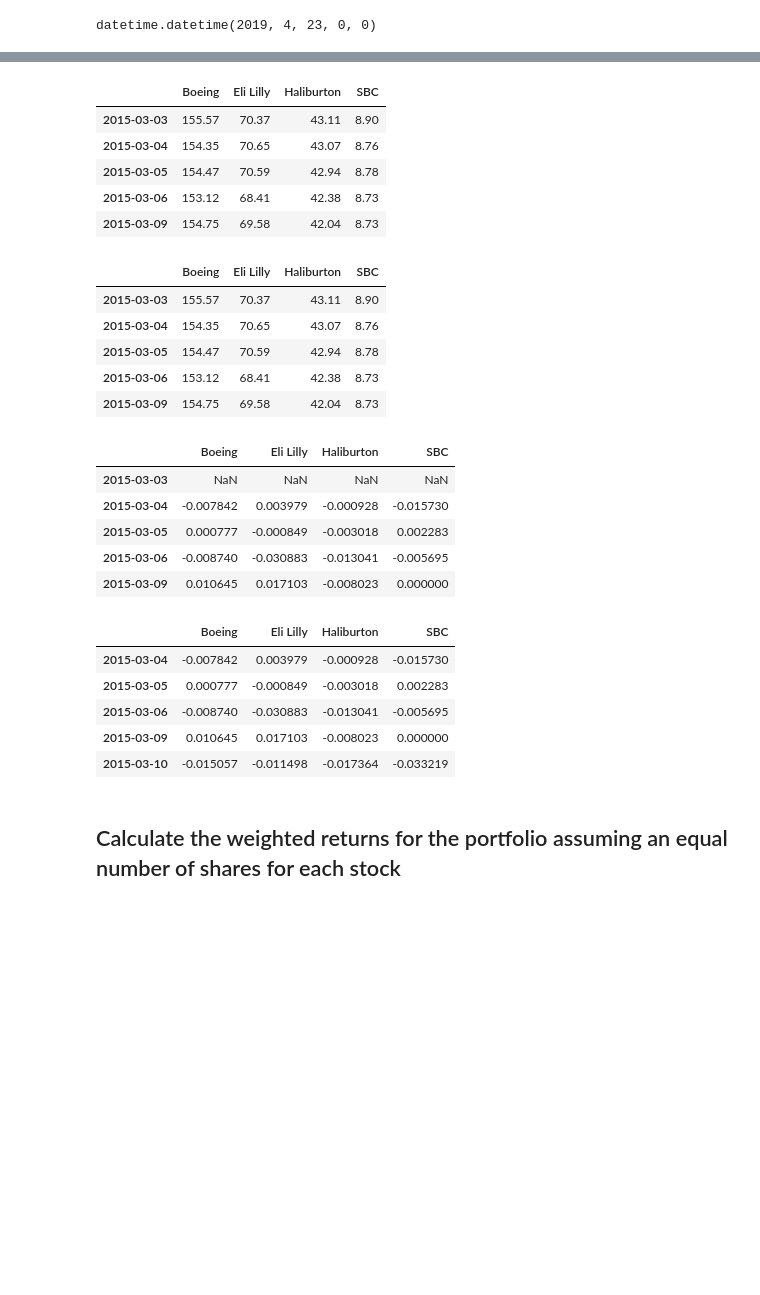
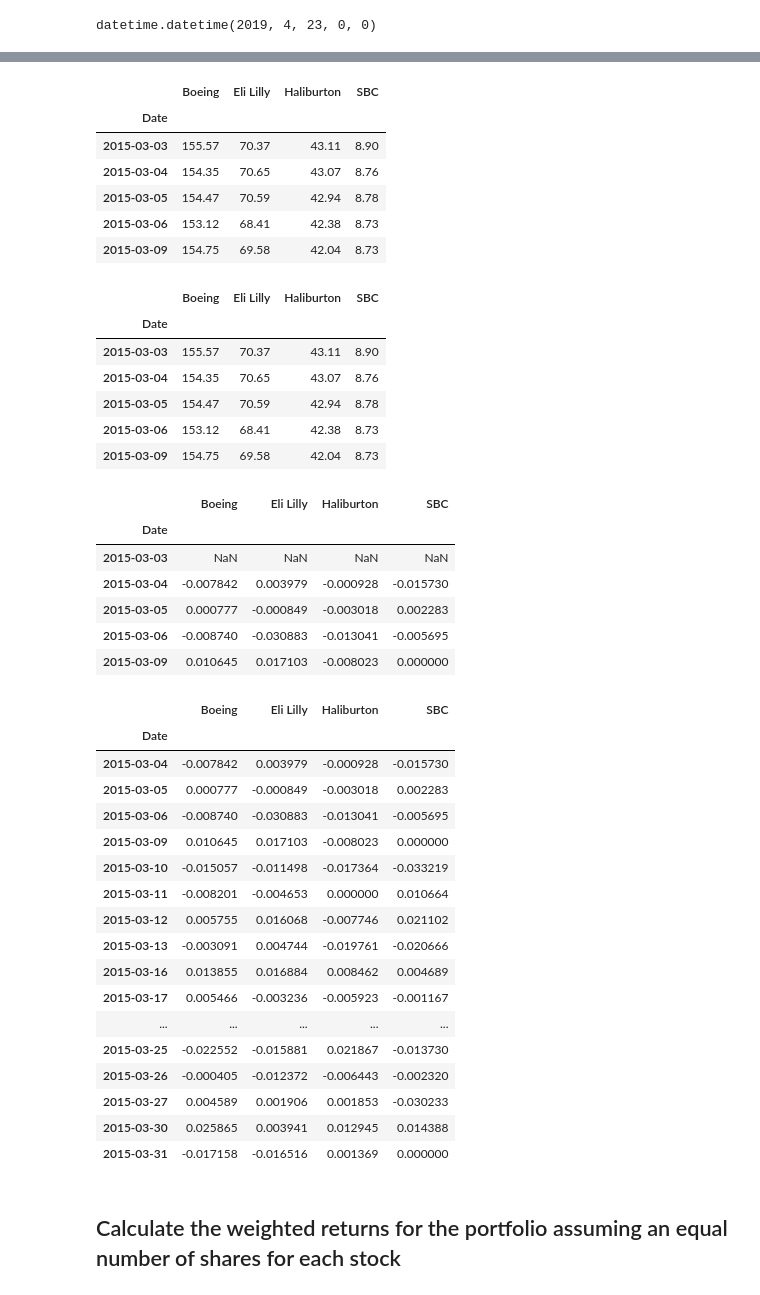
Before and after one commit to gadam/fintech_assessment_03, a Jupyter notebook: whale_analysis.ipynb, the cells around one changed output, grey strips where cells are left out. Cells and saved outputs as stored; diff of their text form; code cells hidden in the pictures; blank space fills up the shorter version.

```diff
--- a/whale_analysis.ipynb
+++ b/whale_analysis.ipynb
@@ -624,9 +624,10 @@ datetime.datetime(2019, 4, 23, 0, 0)
 # %%
 # Reading data from 1st stock
 boeing_file = Path("./Resources/my_portfolio/boeing.csv")
-boeing_df = pd.read_csv(boeing_file, index_col="Date", infer_datetime_format=True, parse_dates=True)
-boeing_df.index = pd.DatetimeIndex(boeing_df.index).date  # Convert the index from timetamp to just date
-boeing_df = boeing_df.rename(columns={"Close" : "Boeing"}) # Rename the `Close` column to the name of the stock
+boeing_df   = pd.read_csv(boeing_file)
+boeing_df   = boeing_df.set_index(pd.to_datetime(boeing_df["Date"]).dt.date)  # Convert the index from timetamp to just date
+boeing_df   = boeing_df.rename(columns={"Close" : "Boeing"})                  # Rename the `Close` column to the name of the stock
+boeing_df   = boeing_df.drop(columns=["Date"])
 boeing_df.head()
 # %% [output]
 |  | Boeing |
@@ -657,9 +640,10 @@ Int64Index([1970, 1970, 1970, 1970, 1970, 1970, 1970, 1970, 1970, 1970,
 # %%
 # Reading data from 2nd stock
 eli_file = Path("./Resources/my_portfolio/eli_lilly.csv")
-eli_df = pd.read_csv(eli_file, index_col="Date", infer_datetime_format=True, parse_dates=True)
-eli_df.index = eli_df.index.date  # Convert the index from timetamp to just date
-eli_df = eli_df.rename(columns={"Close" : "Eli Lilly"}) # Rename the `Close` column to the name of the stock
+eli_df   = pd.read_csv(eli_file)
+eli_df   = eli_df.set_index(pd.to_datetime(eli_df["Date"]).dt.date)  # Convert the index from timetamp to just date
+eli_df   = eli_df.rename(columns={"Close" : "Eli Lilly"})            # Rename the `Close` column to the name of the stock
+eli_df   = eli_df.drop(columns=["Date"])
 eli_df.head()
 # %% [output]
 |  | Eli Lilly |
@@ -671,9 +656,10 @@ eli_df.head()
 # %%
 # Reading data from 3rd stock
 hal_file = Path("./Resources/my_portfolio/haliburton.csv")
-hal_df = pd.read_csv(hal_file, index_col="Date", infer_datetime_format=True, parse_dates=True)
-hal_df.index = hal_df.index.date  # Convert the index from timetamp to just date
-hal_df = hal_df.rename(columns={"Close" : "Haliburton"}) # Rename the `Close` column to the name of the stock
+hal_df   = pd.read_csv(hal_file)
+hal_df   = hal_df.set_index(pd.to_datetime(hal_df["Date"]).dt.date)  # Convert the index from timetamp to just date
+hal_df   = hal_df.rename(columns={"Close" : "Haliburton"})           # Rename the `Close` column to the name of the stock
+hal_df   = hal_df.drop(columns=["Date"])
 hal_df.head()
 # %% [output]
 |  | Haliburton |
@@ -685,9 +672,10 @@ hal_df.head()
 # %%
 # Reading data from the 4th stock
 sbc_file = Path("./Resources/my_portfolio/sbc.csv")
-sbc_df = pd.read_csv(sbc_file, index_col="Date", infer_datetime_format=True, parse_dates=True)
-sbc_df.index = sbc_df.index.date  # Convert the index from timestamp to just date
-sbc_df = sbc_df.rename(columns={"Close" : "SBC"}) # Rename the `Close` column to the name of the stock
+sbc_df   = pd.read_csv(sbc_file)
+sbc_df   = sbc_df.set_index(pd.to_datetime(sbc_df["Date"]).dt.date)   # Convert the index from timestamp to just date
+sbc_df   = sbc_df.rename(columns={"Close" : "SBC"})                # Rename the `Close` column to the name of the stock
+sbc_df   = sbc_df.drop(columns=["Date"])
 sbc_df.head()
 # %% [output]
 |  | SBC |
@@ -702,6 +691,7 @@ my_portfolio_df = pd.concat([boeing_df, eli_df, hal_df, sbc_df], axis="columns",
 my_portfolio_df.head()
 # %% [output]
 |  | Boeing | Eli Lilly | Haliburton | SBC |
+| Date |  |  |  |  |
 | 2015-03-03 | 155.57 | 70.37 | 43.11 | 8.90 |
 | 2015-03-04 | 154.35 | 70.65 | 43.07 | 8.76 |
 | 2015-03-05 | 154.47 | 70.59 | 42.94 | 8.78 |
@@ -714,6 +704,7 @@ my_portfolio_df.sort_index(inplace=True)
 my_portfolio_df.head()
 # %% [output]
 |  | Boeing | Eli Lilly | Haliburton | SBC |
+| Date |  |  |  |  |
 | 2015-03-03 | 155.57 | 70.37 | 43.11 | 8.90 |
 | 2015-03-04 | 154.35 | 70.65 | 43.07 | 8.76 |
 | 2015-03-05 | 154.47 | 70.59 | 42.94 | 8.78 |
@@ -728,6 +719,7 @@ my_portfolio_returns = my_portfolio_df.pct_change()
 my_portfolio_returns.head()
 # %% [output]
 |  | Boeing | Eli Lilly | Haliburton | SBC |
+| Date |  |  |  |  |
 | 2015-03-03 | NaN | NaN | NaN | NaN |
 | 2015-03-04 | -0.007842 | 0.003979 | -0.000928 | -0.015730 |
 | 2015-03-05 | 0.000777 | -0.000849 | -0.003018 | 0.002283 |
@@ -736,15 +728,27 @@ my_portfolio_returns.head()
 # %%
 # Drop NAs
 my_portfolio_returns = my_portfolio_returns.dropna()
 # Display sample data
-my_portfolio_returns.head()
+my_portfolio_returns.head(20)
 # %% [output]
 |  | Boeing | Eli Lilly | Haliburton | SBC |
+| Date |  |  |  |  |
 | 2015-03-04 | -0.007842 | 0.003979 | -0.000928 | -0.015730 |
 | 2015-03-05 | 0.000777 | -0.000849 | -0.003018 | 0.002283 |
 | 2015-03-06 | -0.008740 | -0.030883 | -0.013041 | -0.005695 |
 | 2015-03-09 | 0.010645 | 0.017103 | -0.008023 | 0.000000 |
 | 2015-03-10 | -0.015057 | -0.011498 | -0.017364 | -0.033219 |
+| 2015-03-11 | -0.008201 | -0.004653 | 0.000000 | 0.010664 |
+| 2015-03-12 | 0.005755 | 0.016068 | -0.007746 | 0.021102 |
+| 2015-03-13 | -0.003091 | 0.004744 | -0.019761 | -0.020666 |
+| 2015-03-16 | 0.013855 | 0.016884 | 0.008462 | 0.004689 |
+| 2015-03-17 | 0.005466 | -0.003236 | -0.005923 | -0.001167 |
+| ... | ... | ... | ... | ... |
+| 2015-03-25 | -0.022552 | -0.015881 | 0.021867 | -0.013730 |
+| 2015-03-26 | -0.000405 | -0.012372 | -0.006443 | -0.002320 |
+| 2015-03-27 | 0.004589 | 0.001906 | 0.001853 | -0.030233 |
+| 2015-03-30 | 0.025865 | 0.003941 | 0.012945 | 0.014388 |
+| 2015-03-31 | -0.017158 | -0.016516 | 0.001369 | 0.000000 |
 # %% [markdown]
 ## Calculate the weighted returns for the portfolio assuming an equal number of shares for each stock
 # %%
```
Also changed, not shown: parts of 28 cells of this notebook.
